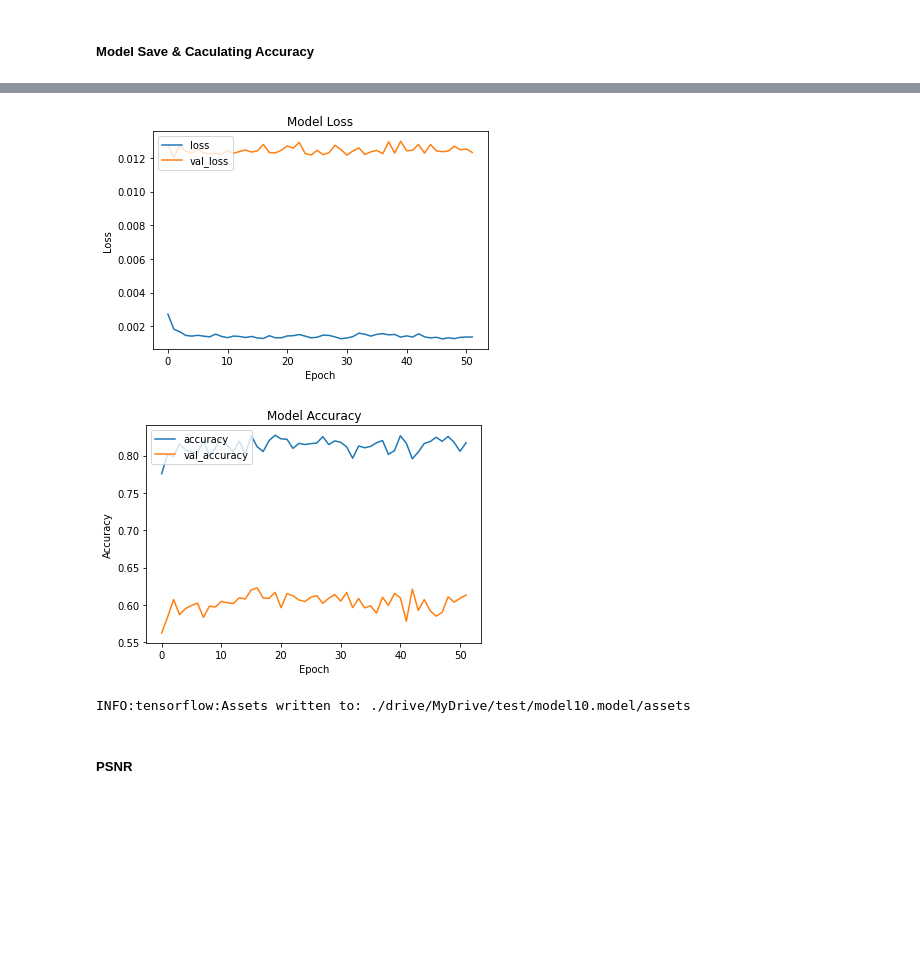
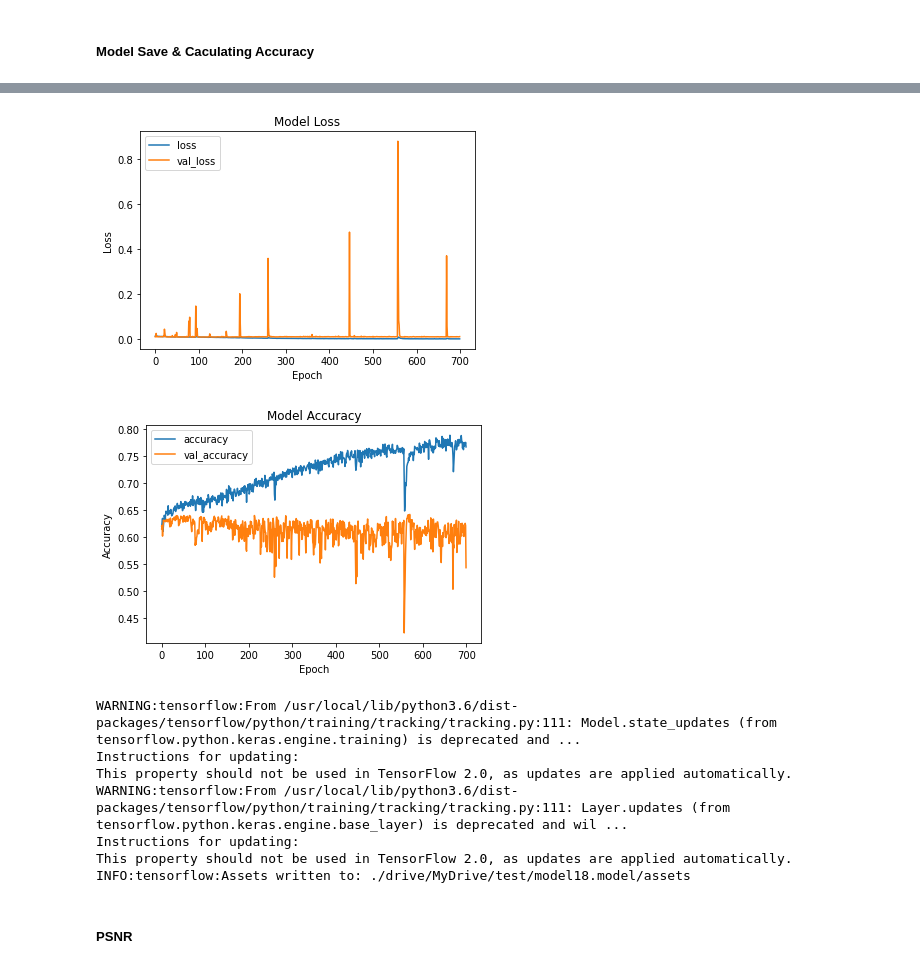
Before and after one commit to Jionee/AI_colorization, a Jupyter notebook: Image_Colorization.ipynb, the cells around one changed output, grey strips where cells are left out. Drawn from its saved outputs; the diff is of its cells as text; code cells hidden in the pictures; blank space fills up the shorter version.

```diff
--- a/Image_Colorization.ipynb
+++ b/Image_Colorization.ipynb
@@ -192,9 +191,9 @@ _________________________________________________________________
 # %% [markdown]
 ##### Model Training
 # %%
-es = EarlyStopping(monitor='val_loss', mode='min', verbose=1, patience=50)
-mc = ModelCheckpoint('best_model.h5', monitor='val_loss', mode='min',verbose=1, save_best_only=True)
+es = EarlyStopping(monitor='val_loss', mode='min', verbose=1, patience=100)
+mc = ModelCheckpoint('./drive/MyDrive/test/bestModel17.model', monitor='val_loss', mode='min',verbose=1, save_best_only=True)
 
-fitModel = model.fit(X_train,Y_train, epochs=700, batch_size=20, validation_data=(X_test,Y_test),callbacks=[es,mc])
+fitModel = model.fit(X_train,Y_train, epochs=700, batch_size=20, validation_data=(X_test,Y_test))#,callbacks=[es,mc])
 # %% [output]
 Epoch 1/700
@@ -257,6 +256,6 @@ visLoss()
 visAccuracy()
 
 #save
-modelPath = './drive/MyDrive/test/model10.model'
+modelPath = './drive/MyDrive/test/model18.model'
 model.save(modelPath)
 # %% [output]
@@ -265,6 +264,12 @@ Test accuracy:  [0.012320701032876968, 0.6132058501243591]
-[figure, old version]
+[figure, new version]
-[figure, old version]
+[figure, new version]
-INFO:tensorflow:Assets written to: ./drive/MyDrive/test/model10.model/assets
+WARNING:tensorflow:From /usr/local/lib/python3.6/dist-packages/tensorflow/python/training/tracking/tracking.py:111: Model.state_updates (from tensorflow.python.keras.engine.training) is deprecated and ...
+Instructions for updating:
+This property should not be used in TensorFlow 2.0, as updates are applied automatically.
+WARNING:tensorflow:From /usr/local/lib/python3.6/dist-packages/tensorflow/python/training/tracking/tracking.py:111: Layer.updates (from tensorflow.python.keras.engine.base_layer) is deprecated and wil ...
+Instructions for updating:
+This property should not be used in TensorFlow 2.0, as updates are applied automatically.
+INFO:tensorflow:Assets written to: ./drive/MyDrive/test/model18.model/assets
 # %% [markdown]
 ##### PSNR
 # %%
```
Also changed, not shown: parts of 7 cells of this notebook.
